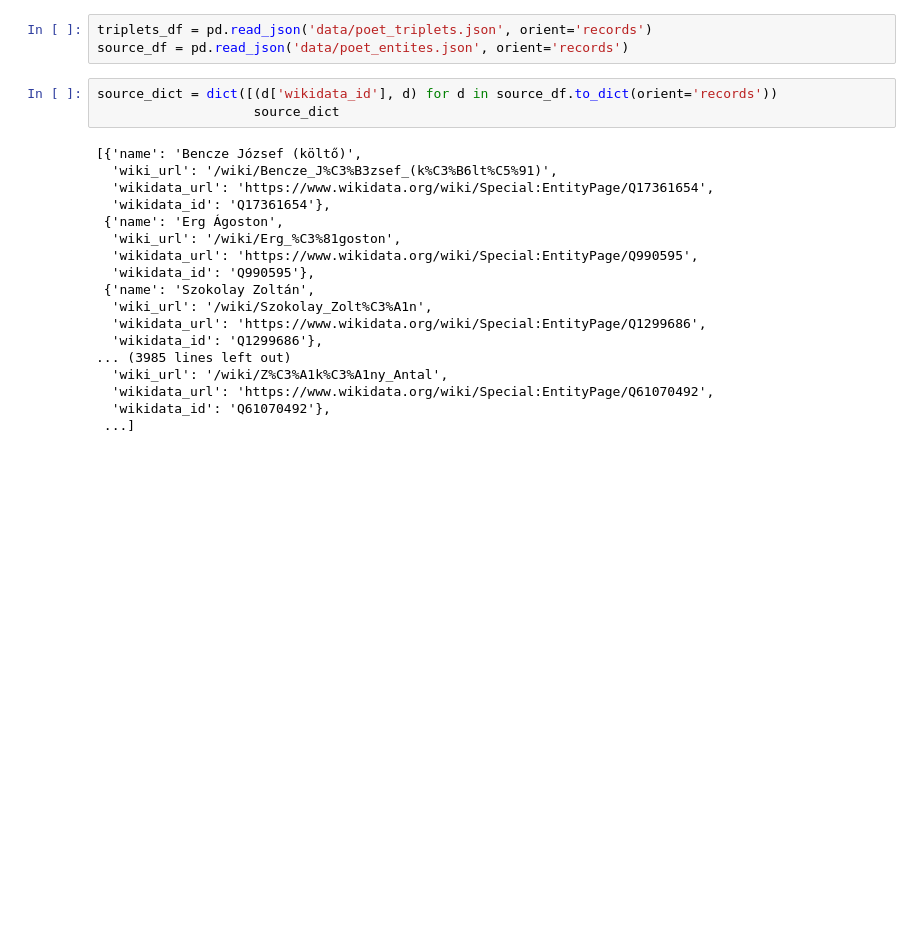
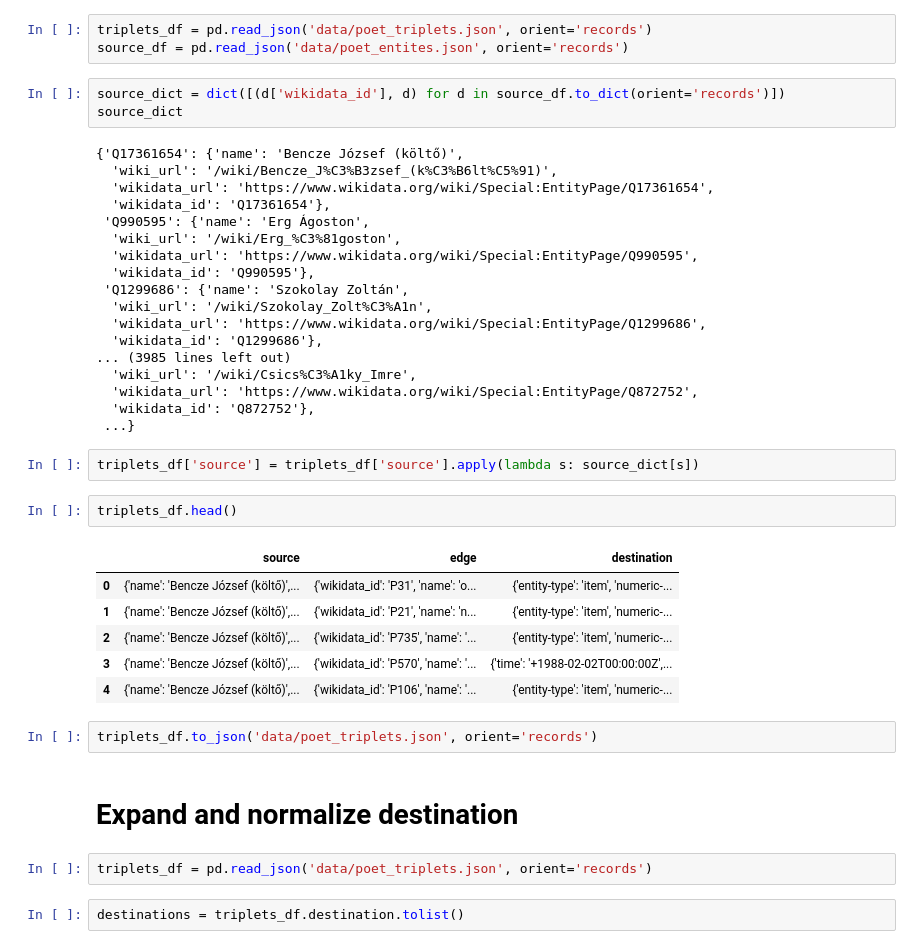
Before and after one commit to nsoma97/poets_QA, a Jupyter notebook: poets_kg.ipynb, the cells around one changed output. Saved outputs shown, nothing was run; the diff lists cells and outputs as text; blank space fills up the shorter version.

Commit message:
Destination normalization

```diff
--- a/poets_kg.ipynb
+++ b/poets_kg.ipynb
@@ -77,23 +79,42 @@ triplets_df.to_json('data/poet_triplets.json', orient='records')
 triplets_df = pd.read_json('data/poet_triplets.json', orient='records')
 source_df = pd.read_json('data/poet_entites.json', orient='records')
 # %%
-source_dict = dict([(d['wikidata_id'], d) for d in source_df.to_dict(orient='records'))
-                    source_dict
+source_dict = dict([(d['wikidata_id'], d) for d in source_df.to_dict(orient='records')])
+source_dict
 # %% [output]
-[{'name': 'Bencze József (költő)',
+{'Q17361654': {'name': 'Bencze József (költő)',
   'wiki_url': '/wiki/Bencze_J%C3%B3zsef_(k%C3%B6lt%C5%91)',
   'wikidata_url': 'https://www.wikidata.org/wiki/Special:EntityPage/Q17361654',
   'wikidata_id': 'Q17361654'},
- {'name': 'Erg Ágoston',
+ 'Q990595': {'name': 'Erg Ágoston',
   'wiki_url': '/wiki/Erg_%C3%81goston',
   'wikidata_url': 'https://www.wikidata.org/wiki/Special:EntityPage/Q990595',
   'wikidata_id': 'Q990595'},
- {'name': 'Szokolay Zoltán',
+ 'Q1299686': {'name': 'Szokolay Zoltán',
   'wiki_url': '/wiki/Szokolay_Zolt%C3%A1n',
   'wikidata_url': 'https://www.wikidata.org/wiki/Special:EntityPage/Q1299686',
   'wikidata_id': 'Q1299686'},
 ... (3985 lines left out)
-  'wiki_url': '/wiki/Z%C3%A1k%C3%A1ny_Antal',
-  'wikidata_url': 'https://www.wikidata.org/wiki/Special:EntityPage/Q61070492',
-  'wikidata_id': 'Q61070492'},
- ...]
+  'wiki_url': '/wiki/Csics%C3%A1ky_Imre',
+  'wikidata_url': 'https://www.wikidata.org/wiki/Special:EntityPage/Q872752',
+  'wikidata_id': 'Q872752'},
+ ...}
+# %%
+triplets_df['source'] = triplets_df['source'].apply(lambda s: source_dict[s])
+# %%
+triplets_df.head()
+# %% [output]
+|  | source | edge | destination |
+| 0 | {'name': 'Bencze József (költő)',... | {'wikidata_id': 'P31', 'name': 'o... | {'entity-type': 'item', 'numeric-... |
+| 1 | {'name': 'Bencze József (költő)',... | {'wikidata_id': 'P21', 'name': 'n... | {'entity-type': 'item', 'numeric-... |
+| 2 | {'name': 'Bencze József (költő)',... | {'wikidata_id': 'P735', 'name': '... | {'entity-type': 'item', 'numeric-... |
+| 3 | {'name': 'Bencze József (költő)',... | {'wikidata_id': 'P570', 'name': '... | {'time': '+1988-02-02T00:00:00Z',... |
+| 4 | {'name': 'Bencze József (költő)',... | {'wikidata_id': 'P106', 'name': '... | {'entity-type': 'item', 'numeric-... |
+# %%
+triplets_df.to_json('data/poet_triplets.json', orient='records')
+# %% [markdown]
+# Expand and normalize destination
+# %%
+triplets_df = pd.read_json('data/poet_triplets.json', orient='records')
+# %%
+destinations = triplets_df.destination.tolist()
```
Also changed, not shown: parts of 4 cells of this notebook, 1 other file.
